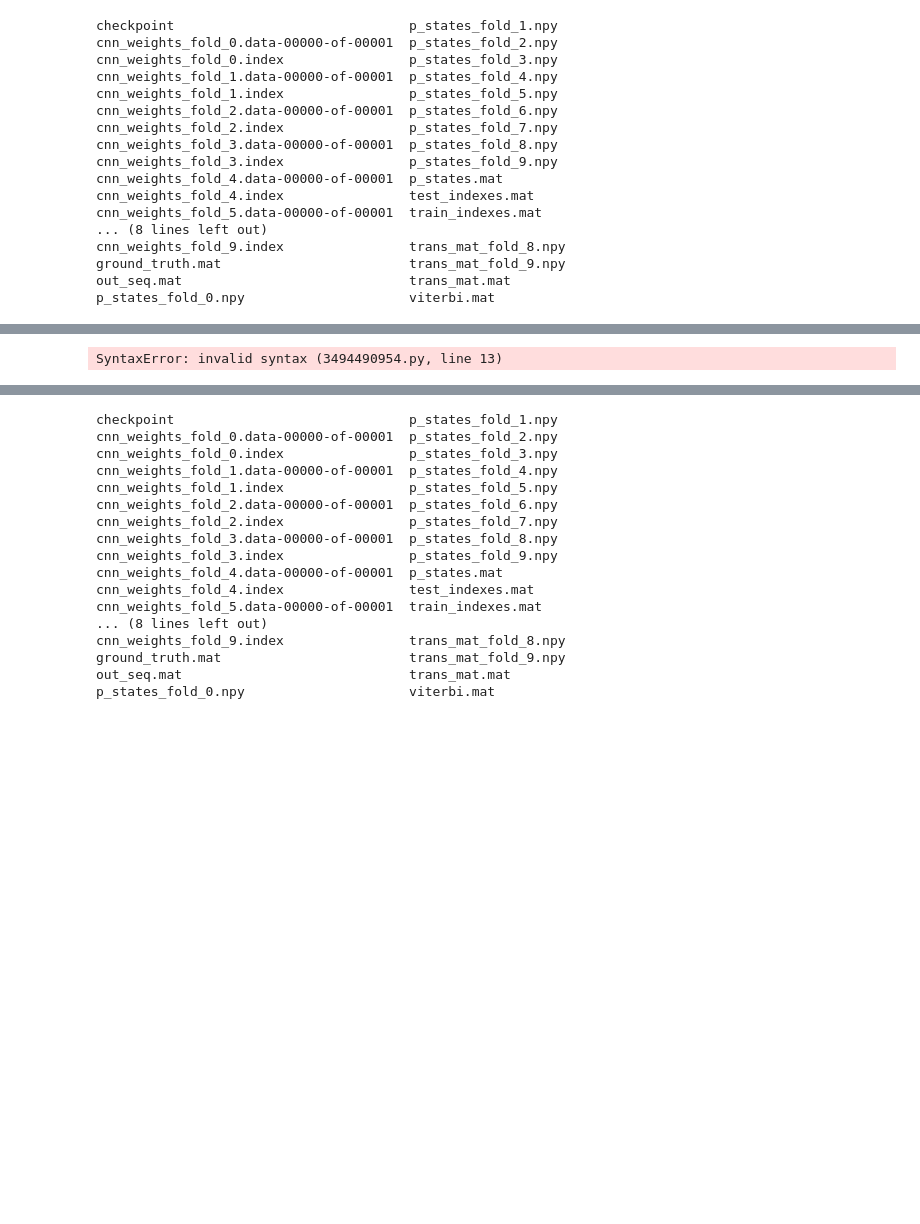
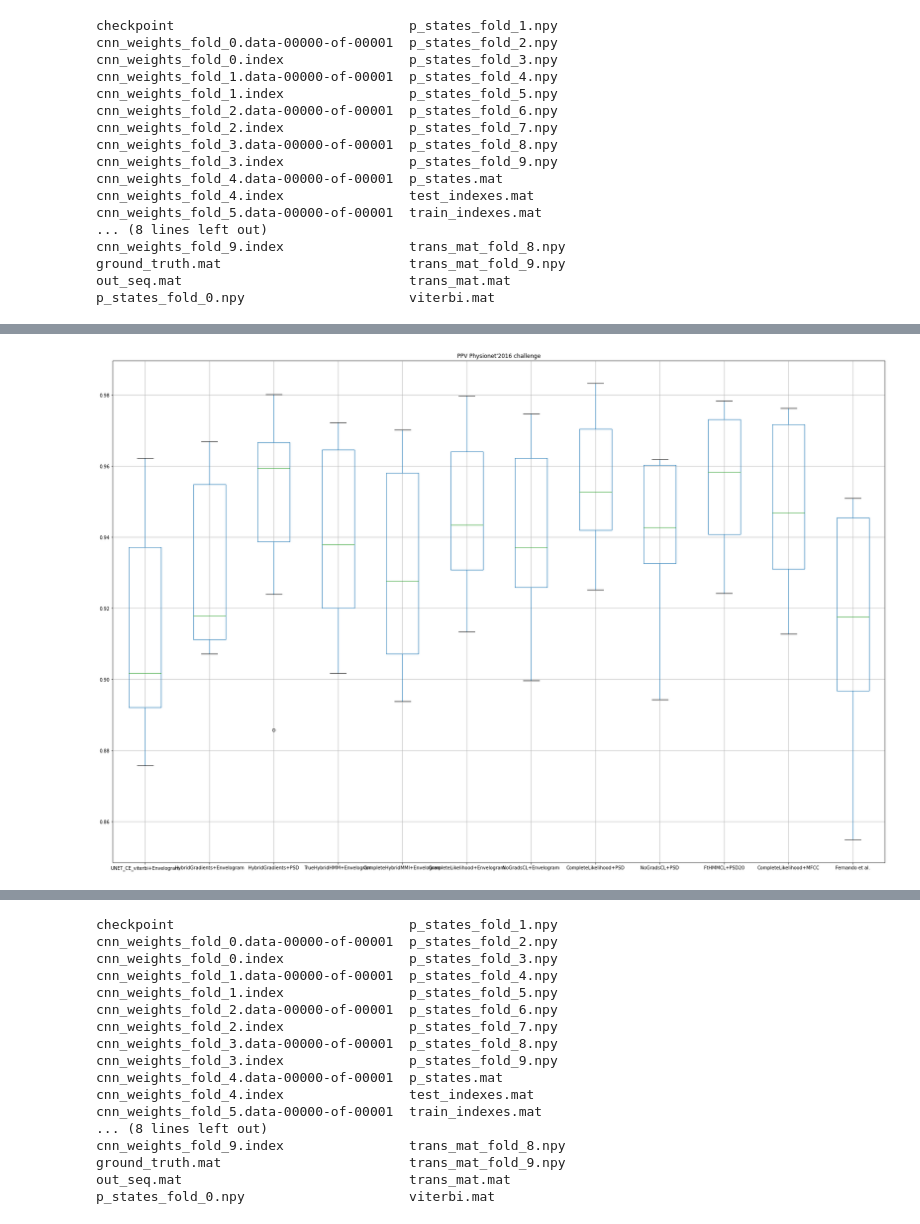
Before and after one commit to miguelmartins/hybrid-hmm, a Jupyter notebook: notebooks/physionet16_eval.ipynb, the cells around one changed output, grey strips where cells are left out. Drawn from its saved outputs; the diff is of its cells as text; code cells hidden in the pictures; blank space fills up the shorter version.

```diff
--- a/notebooks/physionet16_eval.ipynb
+++ b/notebooks/physionet16_eval.ipynb
@@ -155,23 +157,24 @@ plt.show()
 # %%
 df = pd.DataFrame({'UNET_CE_viterbi+Envelogram': ph16_crosse_unet_env[1],
                    'HybridGradients+Envelogram': ph16_hybrid_cnn_env[1],
                    'HybridGradients+PSD': ph16_hybrid_cnn_psd[1],
                    'TrueHybridHMM+Envelogram': ph16_true_hybrid_cnn_env[1],
                    'CompleteHybridMMI+Envelogram': ph16_completemmi_hybrid_cnn_env[1],
                    'CompleteLikelihood+Envelogram':ph16_completelikelihood_hybrid_cnn_env[1],
                    'NoGradsCL+Envelogram': ph16_completelikelihood_nograds_cnn_env[1],
                    'CompleteLikelihood+PSD': ph16_completelikelihood_hybrid_cnn_psd[1],
+                   'NoGradsCL+PSD': ph16_completelikelihood_cnngrads_psd[1],
                    'FtHMMCL+PSD20': ph16_psd_fine_tune_hmm20[1],
                    'CompleteLikelihood+MFCC': ph16_completelikelihood_hybrid_cnn_mfcc[1],
                    'NoGradsCL+PSD': ph16_completelikelihood_nograds_cnn_psd[1],
                    'Fernando et al.': ph16_fernado_mfcc_joint[1],
                    })
 
 boxplot = df.boxplot(column=list(df.keys()), figsize=(30,20))
 plt.title('PPV Physionet\'2016 challenge')
 plt.show()
 # %% [output]
-SyntaxError: invalid syntax (3494490954.py, line 13)
+[figure, added]
 # %%
 df = pd.DataFrame({'UNET_CE_viterbi+Envelogram': ph16_crosse_unet_env[2],
                    'HybridGradients+Envelogram': ph16_hybrid_cnn_env[2],
```
Also changed, not shown: parts of 3 cells of this notebook.
